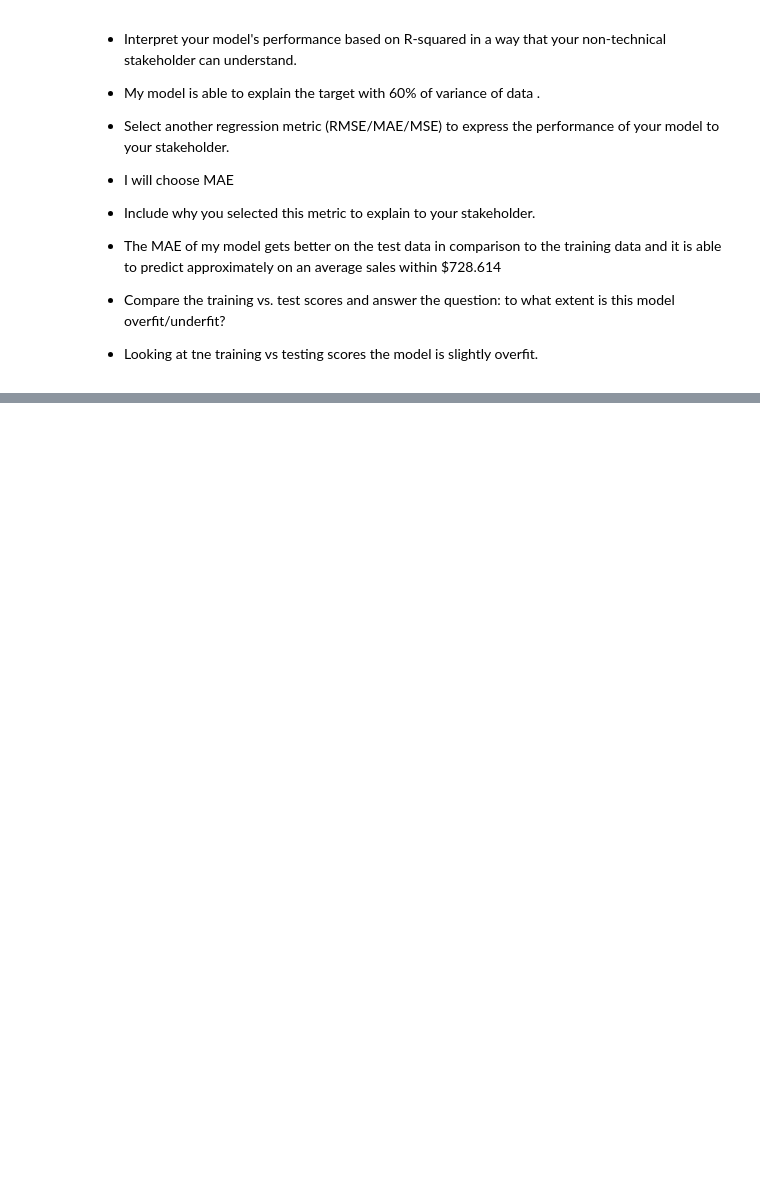
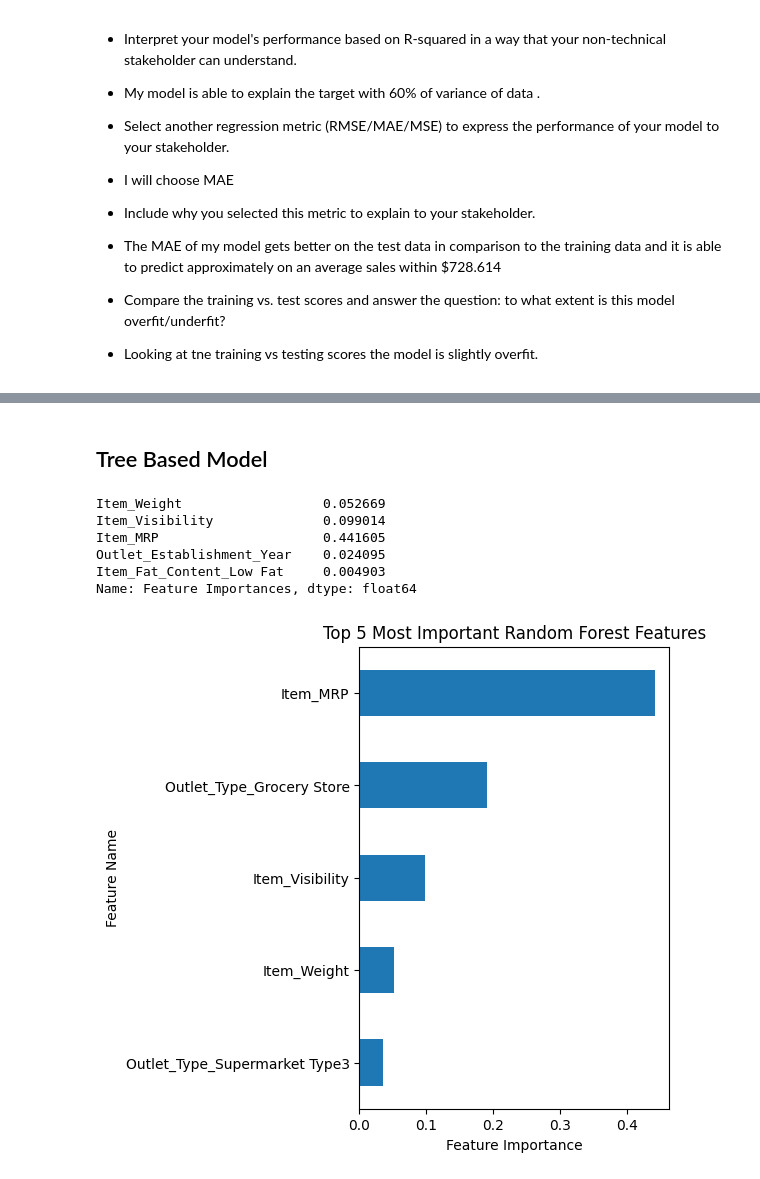
Before and after one commit to rebeccabosneac/Prediction-of-Product-Sales, a Jupyter notebook: Prediction_of_Product_Sales.ipynb, the cells around one changed output, grey strips where cells are left out. Cells and saved outputs as stored; diff of their text form; code cells hidden in the pictures; blank space fills up the shorter version.

```diff
--- a/Prediction_of_Product_Sales.ipynb
+++ b/Prediction_of_Product_Sales.ipynb
@@ -1609,0 +1687,19 @@ In a Markdown cell:
+# %% [markdown]
+## Tree Based Model
+# %%
+feature_importance = pd.Series(rf_pipe.named_steps['randomforestregressor'].feature_importances_, index=feature_names,
+                        name='Feature Importances')
+feature_importance.head()
+# %% [output]
+Item_Weight                  0.052669
+Item_Visibility              0.099014
+Item_MRP                     0.441605
+Outlet_Establishment_Year    0.024095
+Item_Fat_Content_Low Fat     0.004903
+Name: Feature Importances, dtype: float64
+# %%
+ax = feature_importance.sort_values().tail(5).plot(kind='barh',figsize=(4,6))
+ax.set(ylabel='Feature Name',xlabel='Feature Importance',
+       title='Top 5 Most Important Random Forest Features');
+# %% [output]
+[figure, added]
```
Also changed, not shown: parts of 9 cells of this notebook.
